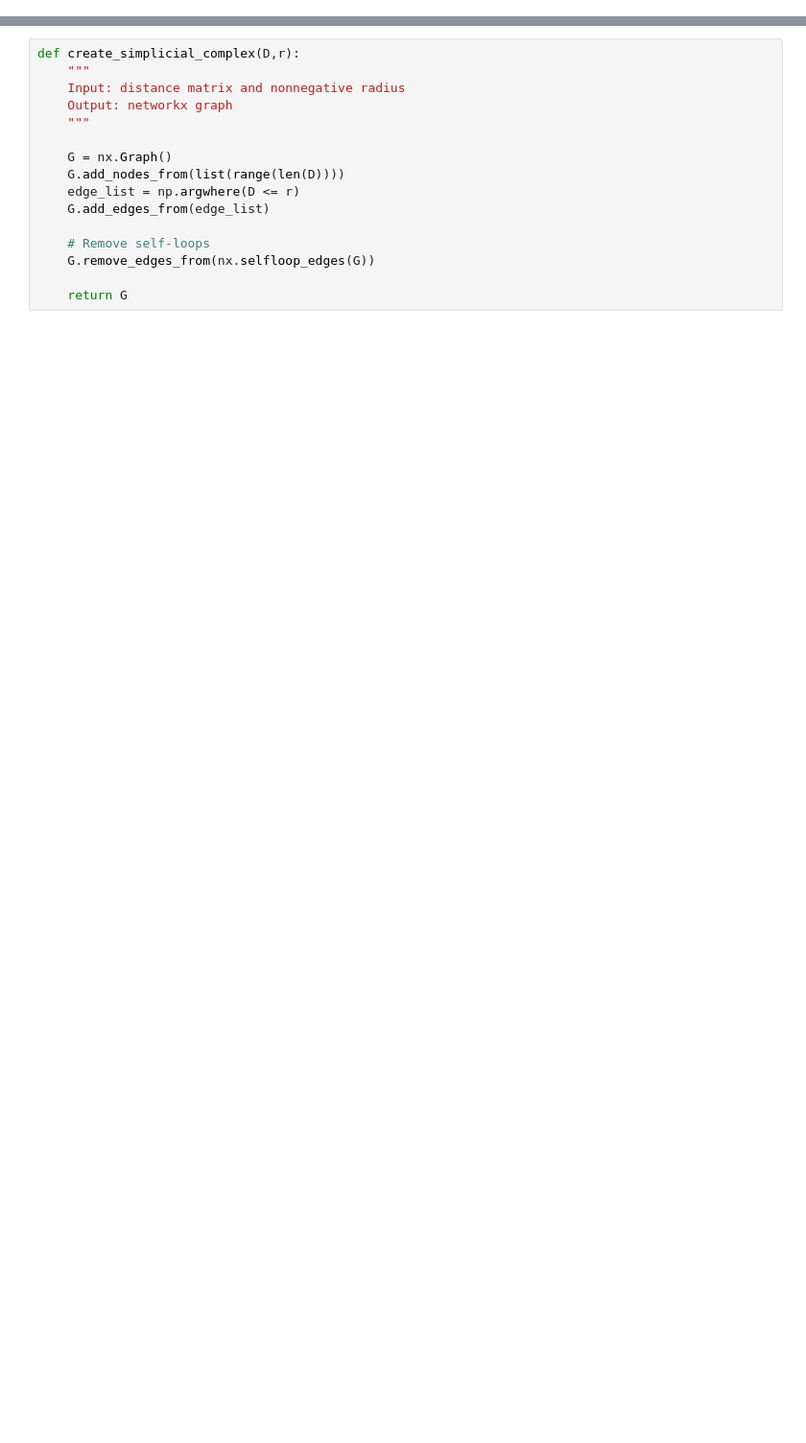
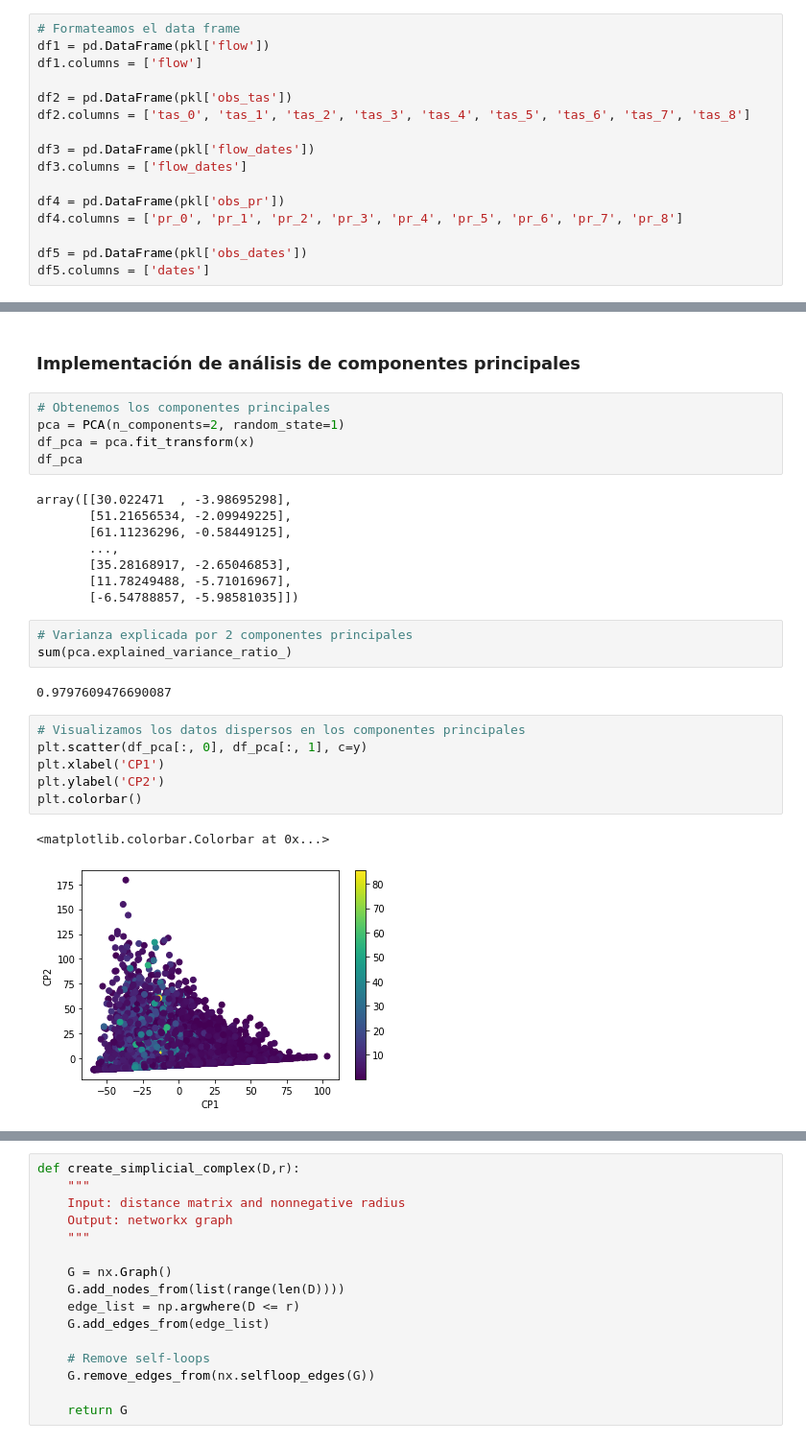
Before and after one commit to WizenPainter/reto-ma2007b, a Jupyter notebook: noaa_ai_workshop/IntroNotebooks/05-Challenge.ipynb, the cells around one changed output, grey strips where cells are left out. Shown at 96% size. Drawn from its saved outputs; the diff is of its cells as text; blank space fills up the shorter version.

```diff
--- a/noaa_ai_workshop/IntroNotebooks/05-Challenge.ipynb
+++ b/noaa_ai_workshop/IntroNotebooks/05-Challenge.ipynb
@@ -193,0 +51,16 @@ plt.show()
+# %%
+# Formateamos el data frame
+df1 = pd.DataFrame(pkl['flow'])
+df1.columns = ['flow']
+
+df2 = pd.DataFrame(pkl['obs_tas'])
+df2.columns = ['tas_0', 'tas_1', 'tas_2', 'tas_3', 'tas_4', 'tas_5', 'tas_6', 'tas_7', 'tas_8']
+
+df3 = pd.DataFrame(pkl['flow_dates'])
+df3.columns = ['flow_dates']
+
+df4 = pd.DataFrame(pkl['obs_pr'])
+df4.columns = ['pr_0', 'pr_1', 'pr_2', 'pr_3', 'pr_4', 'pr_5', 'pr_6', 'pr_7', 'pr_8']
+
+df5 = pd.DataFrame(pkl['obs_dates'])
+df5.columns = ['dates']
@@ -193,0 +125,29 @@ plt.show()
+# %% [markdown]
+### Implementación de análisis de componentes principales
+# %%
+# Obtenemos los componentes principales
+pca = PCA(n_components=2, random_state=1)
+df_pca = pca.fit_transform(x)
+df_pca
+# %% [output]
+array([[30.022471  , -3.98695298],
+       [51.21656534, -2.09949225],
+       [61.11236296, -0.58449125],
+       ...,
+       [35.28168917, -2.65046853],
+       [11.78249488, -5.71016967],
+       [-6.54788857, -5.98581035]])
+# %%
+# Varianza explicada por 2 componentes principales
+sum(pca.explained_variance_ratio_)
+# %% [output]
+0.9797609476690087
+# %%
+# Visualizamos los datos dispersos en los componentes principales
+plt.scatter(df_pca[:, 0], df_pca[:, 1], c=y)
+plt.xlabel('CP1')
+plt.ylabel('CP2')
+plt.colorbar()
+# %% [output]
+<matplotlib.colorbar.Colorbar at 0x...>
+[figure, added]
```
Also changed, not shown: parts of 80 cells of this notebook.
